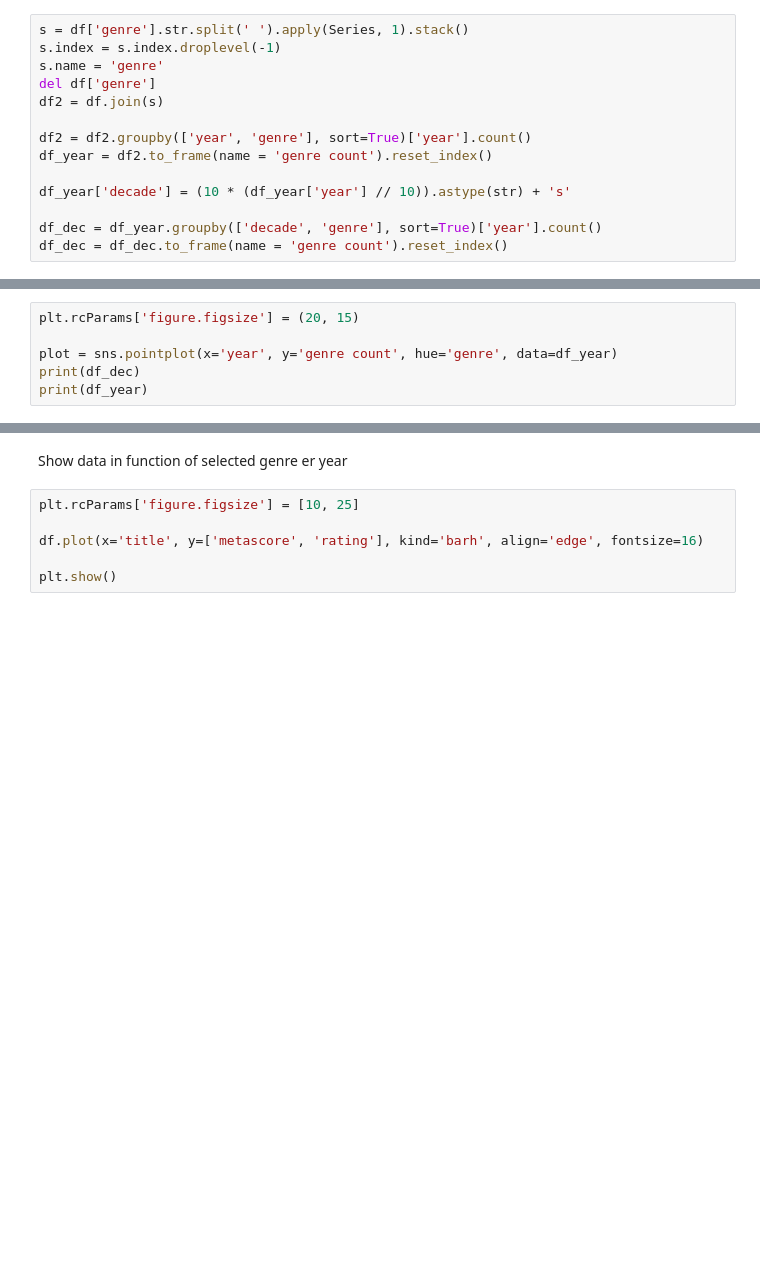
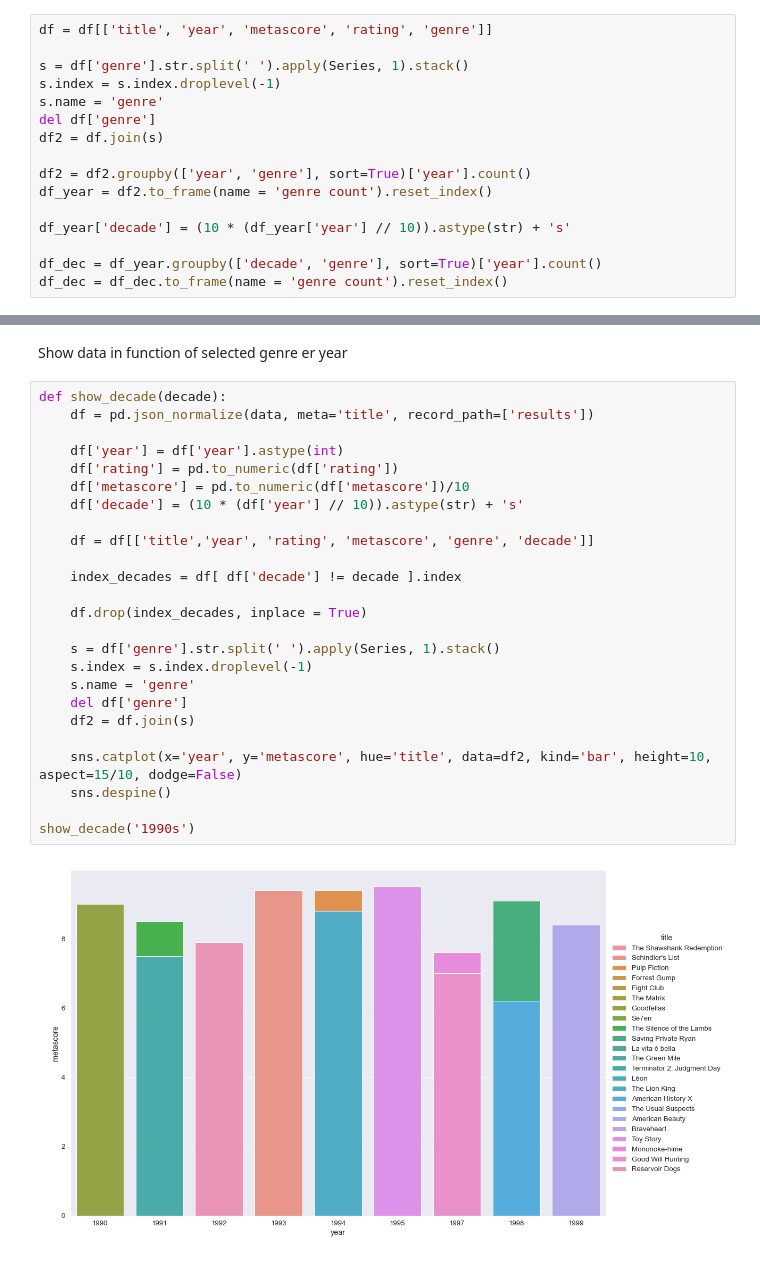
Before and after one commit to taredalen/web-scraping-project, a Jupyter notebook: IMDB/data_exploration.ipynb, the cells around one changed output, grey strips where cells are left out. Cells and saved outputs as stored; diff of their text form; blank space fills up the shorter version.

Commit message:
merge json files, cleaning of functions

```diff
--- a/IMDB/data_exploration.ipynb
+++ b/IMDB/data_exploration.ipynb
@@ -30,6 +40,8 @@ df.head()
 
 Preparation and setting dataframe's content
 # %%
+df = df[['title', 'year', 'metascore', 'rating', 'genre']]
+
 s = df['genre'].str.split(' ').apply(Series, 1).stack()
 s.index = s.index.droplevel(-1)
 s.name = 'genre'
@@ -55,7 +82 @@ sns.despine()
 [figure]
-# %%
-plt.rcParams['figure.figsize'] = (20, 15)
-
-plot = sns.pointplot(x='year', y='genre count', hue='genre', data=df_year)
-print(df_dec)
-print(df_year)
@@ -81,8 +83,29 @@ print(df_year)
 # %% [markdown]
 Show data in function of selected genre er year
-# %%
-plt.rcParams['figure.figsize'] = [10, 25]
-
-df.plot(x='title', y=['metascore', 'rating'], kind='barh', align='edge', fontsize=16)
-
-plt.show()
+# %%
+def show_decade(decade):
+    df = pd.json_normalize(data, meta='title', record_path=['results'])
+
+    df['year'] = df['year'].astype(int)
+    df['rating'] = pd.to_numeric(df['rating'])
+    df['metascore'] = pd.to_numeric(df['metascore'])/10
+    df['decade'] = (10 * (df['year'] // 10)).astype(str) + 's'
+
+    df = df[['title','year', 'rating', 'metascore', 'genre', 'decade']]
+
+    index_decades = df[ df['decade'] != decade ].index
+
+    df.drop(index_decades, inplace = True)
+
+    s = df['genre'].str.split(' ').apply(Series, 1).stack()
+    s.index = s.index.droplevel(-1)
+    s.name = 'genre'
+    del df['genre']
+    df2 = df.join(s)
+
+    sns.catplot(x='year', y='metascore', hue='title', data=df2, kind='bar', height=10, aspect=15/10, dodge=False)
+    sns.despine()
+
+show_decade('1990s')
+# %% [output]
+[figure, added]
```
Also changed, not shown: parts of 5 cells of this notebook, 4 other files.
